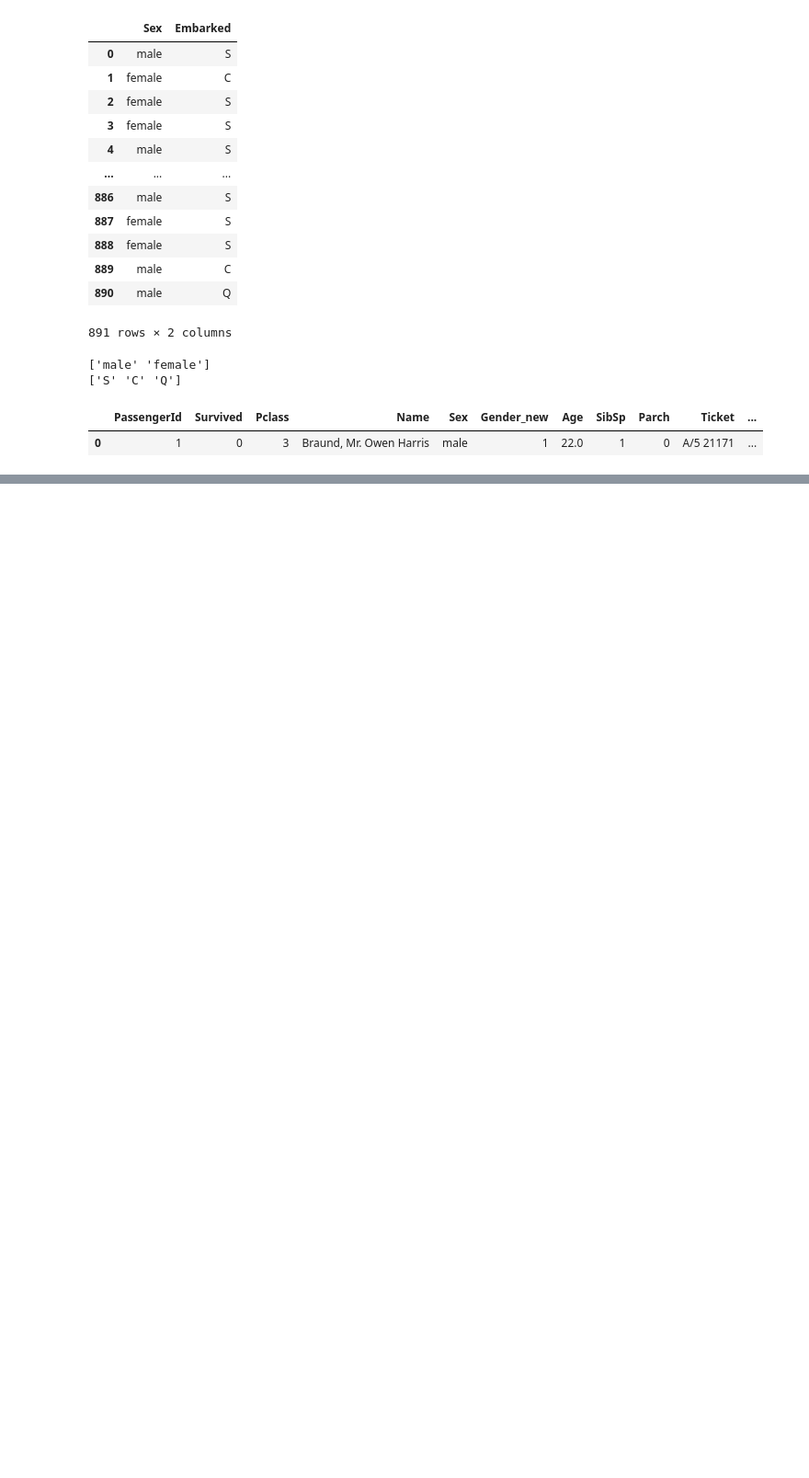
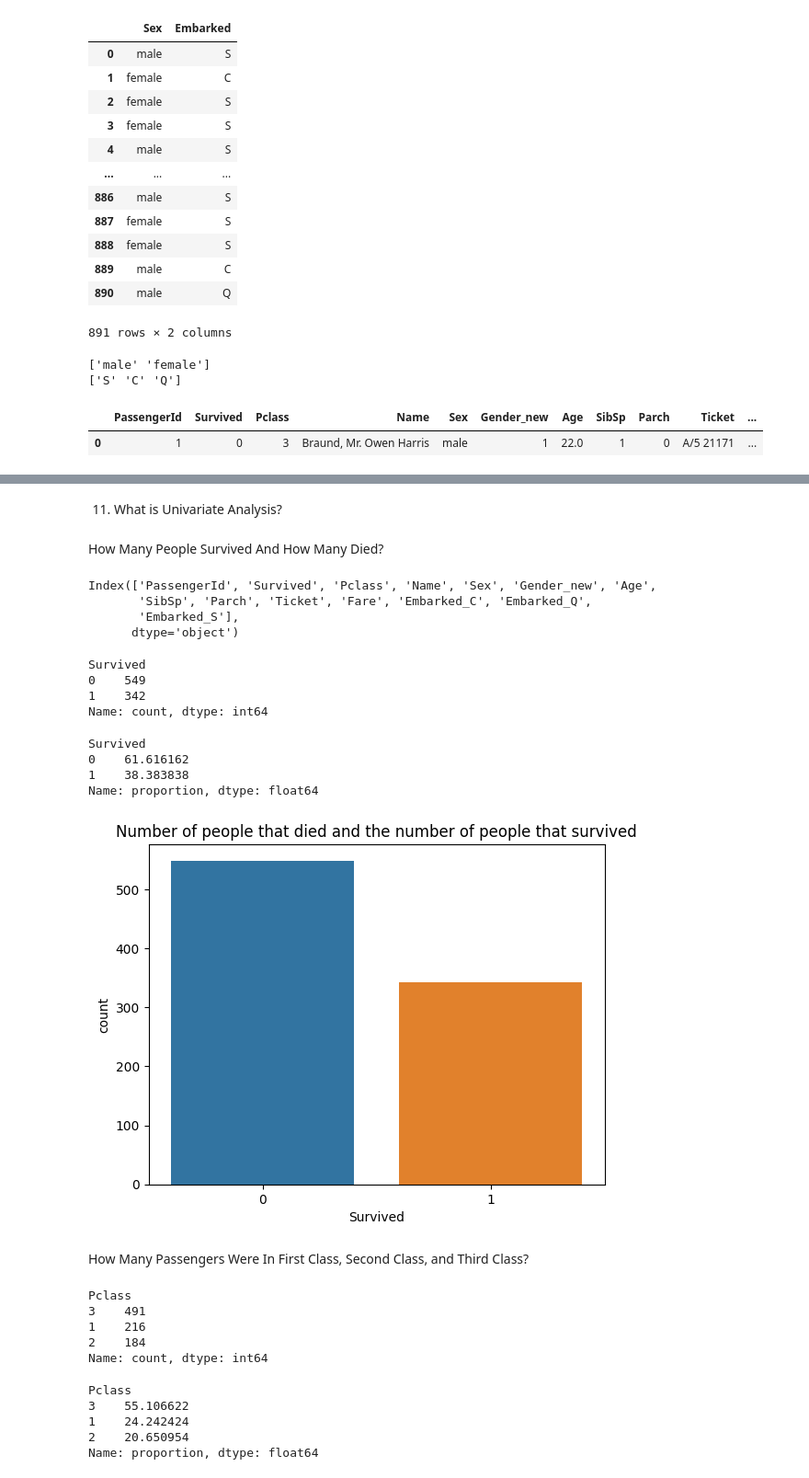
Before and after one commit to MNO-proA/Titanic-train-case-study-Pandas_Matplotlib_Seaborn, a Jupyter notebook: titanic_case_study.ipynb, the cells around one changed output, grey strips where cells are left out. Shown: that part at 92% size. Drawn from its saved outputs; the diff is of its cells as text; code cells hidden in the pictures; blank space fills up the shorter version.

Commit message:
univariate and bivariate analysis

```diff
--- a/titanic_case_study.ipynb
+++ b/titanic_case_study.ipynb
@@ -249,3 +249,5 @@ df.head(1)
 # %% [output]
 |  | PassengerId | Survived | Pclass | Name | Sex | Gender_new | Age | SibSp | Parch | Ticket | ... |
 | 0 | 1 | 0 | 3 | Braund, Mr. Owen Harris | male | 1 | 22.0 | 1 | 0 | A/5 21171 | ... |
+# %%
+df = pd.get_dummies(data=df, columns=['Embarked'], dtype=int)
@@ -251,0 +259,48 @@ df.head(1)
+# %% [markdown]
+11. What is Univariate Analysis?
+# %% [markdown]
+How Many People Survived And How Many Died?
+# %%
+df.columns
+# %% [output]
+Index(['PassengerId', 'Survived', 'Pclass', 'Name', 'Sex', 'Gender_new', 'Age',
+       'SibSp', 'Parch', 'Ticket', 'Fare', 'Embarked_C', 'Embarked_Q',
+       'Embarked_S'],
+      dtype='object')
+# %%
+df['Survived'].value_counts()
+# %% [output]
+Survived
+0    549
+1    342
+Name: count, dtype: int64
+# %%
+df['Survived'].value_counts(normalize=True)*100
+# %% [output]
+Survived
+0    61.616162
+1    38.383838
+Name: proportion, dtype: float64
+# %%
+plt.title("Number of people that died and the number of people that survived")
+sns.countplot(data=df, x=df['Survived']);
+# %% [output]
+[figure, added]
+# %% [markdown]
+How Many Passengers Were In First Class, Second Class, and Third Class?
+# %%
+df['Pclass'].value_counts()
+# %% [output]
+Pclass
+3    491
+1    216
+2    184
+Name: count, dtype: int64
+# %%
+df['Pclass'].value_counts(normalize=True)*100
+# %% [output]
+Pclass
+3    55.106622
+1    24.242424
+2    20.650954
+Name: proportion, dtype: float64
```
Also changed, not shown: parts of 20 cells of this notebook.
